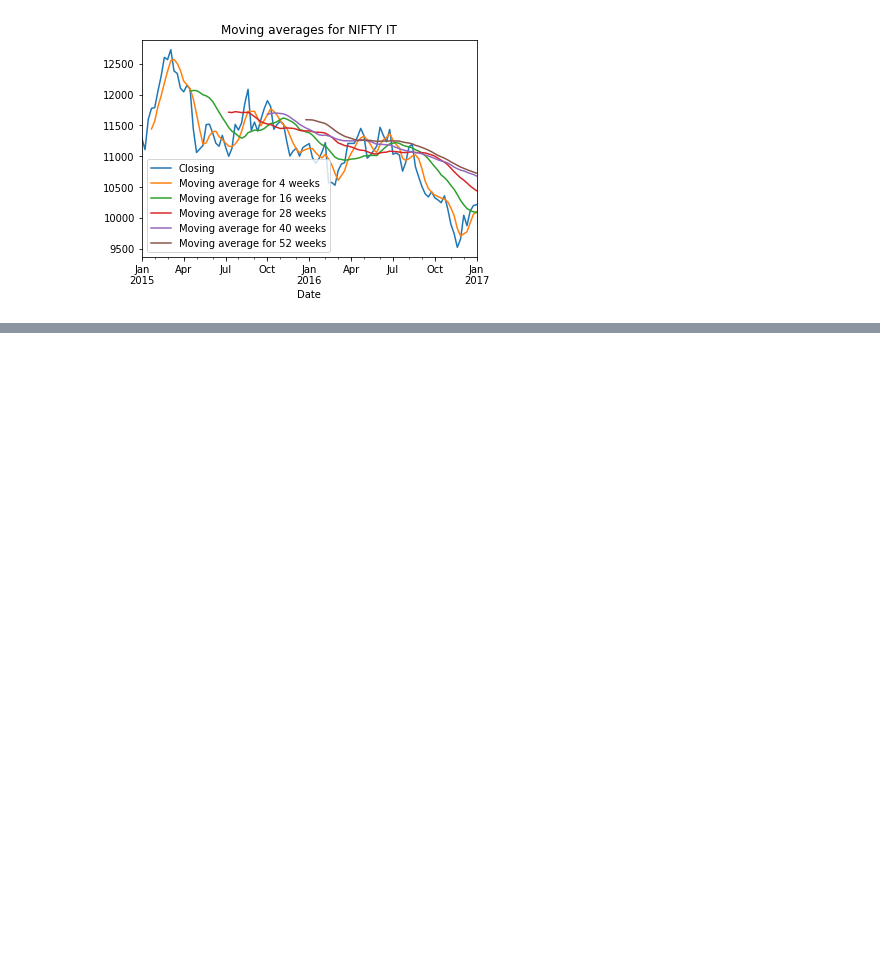
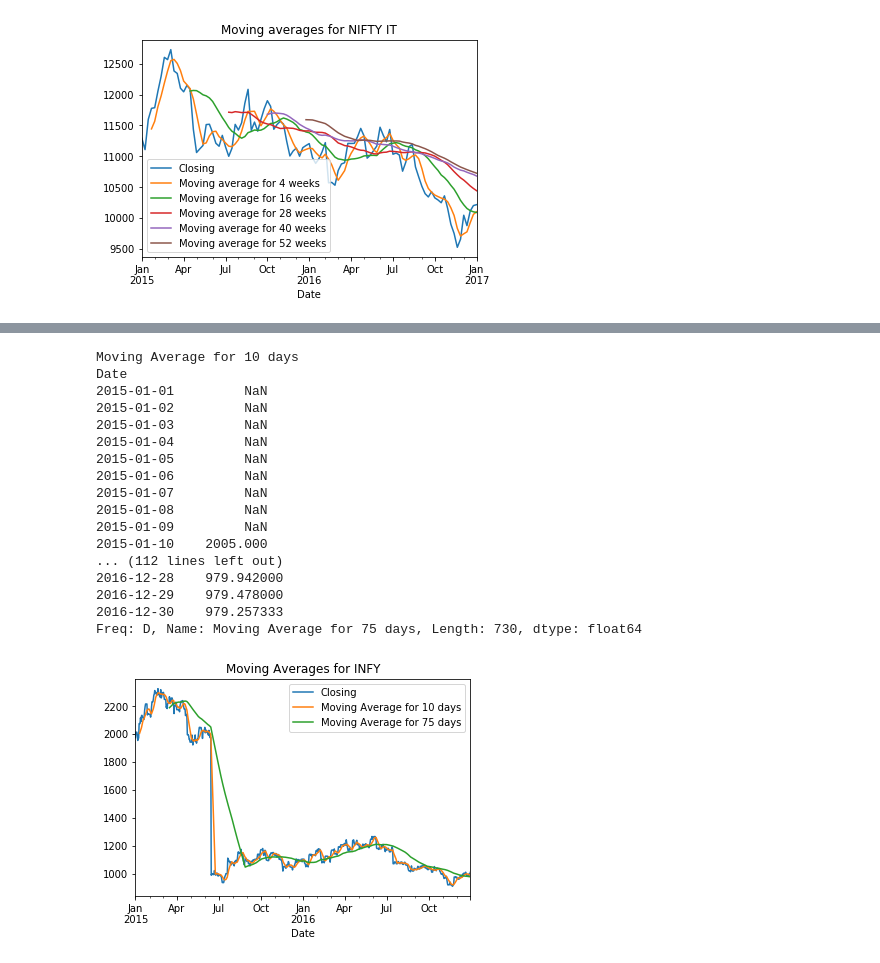
Before and after one commit to tuhinsherlock/python-test, a Jupyter notebook: RedCarpetUp.ipynb, the cells around one changed output, grey strips where cells are left out. Drawn from its saved outputs; the diff is of its cells as text; code cells hidden in the pictures; blank space fills up the shorter version.

```diff
--- a/RedCarpetUp.ipynb
+++ b/RedCarpetUp.ipynb
@@ -161,0 +203,21 @@ Freq: W-SUN, Name: Moving average for 52 weeks, Length: 105, dtype: float64
+# %%
+daily_mov_avg(infy1,day_win)
+# %% [output]
+Moving Average for 10 days
+Date
+2015-01-01         NaN
+2015-01-02         NaN
+2015-01-03         NaN
+2015-01-04         NaN
+2015-01-05         NaN
+2015-01-06         NaN
+2015-01-07         NaN
+2015-01-08         NaN
+2015-01-09         NaN
+2015-01-10    2005.000
+... (112 lines left out)
+2016-12-28    979.942000
+2016-12-29    979.478000
+2016-12-30    979.257333
+Freq: D, Name: Moving Average for 75 days, Length: 730, dtype: float64
+[figure, added]
```
Also changed, not shown: parts of 8 cells of this notebook.
